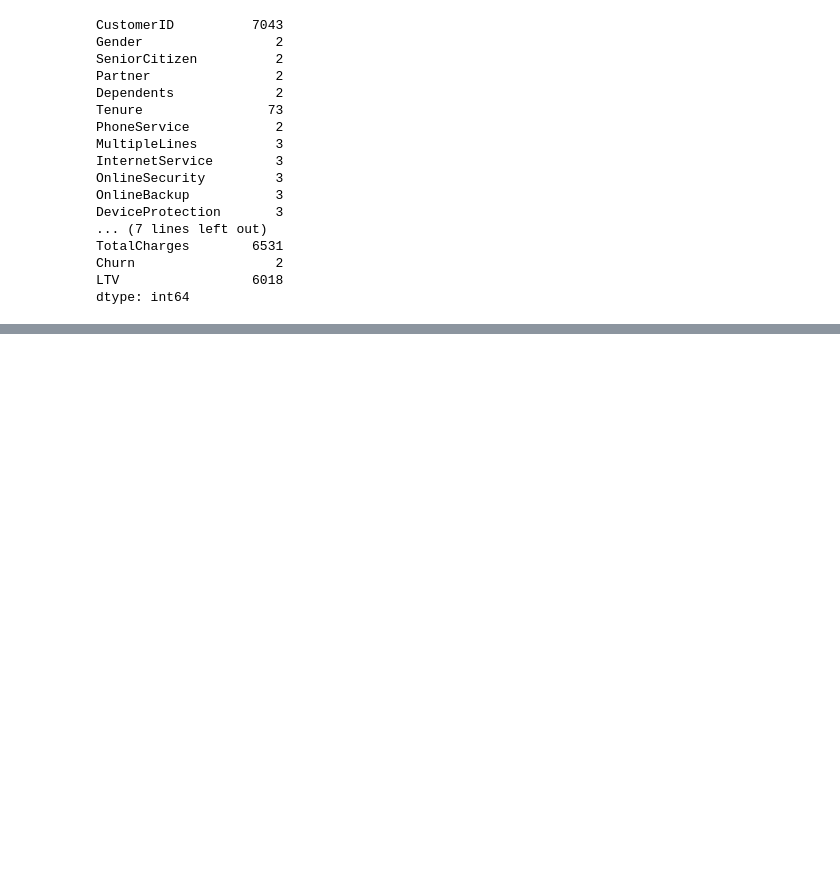
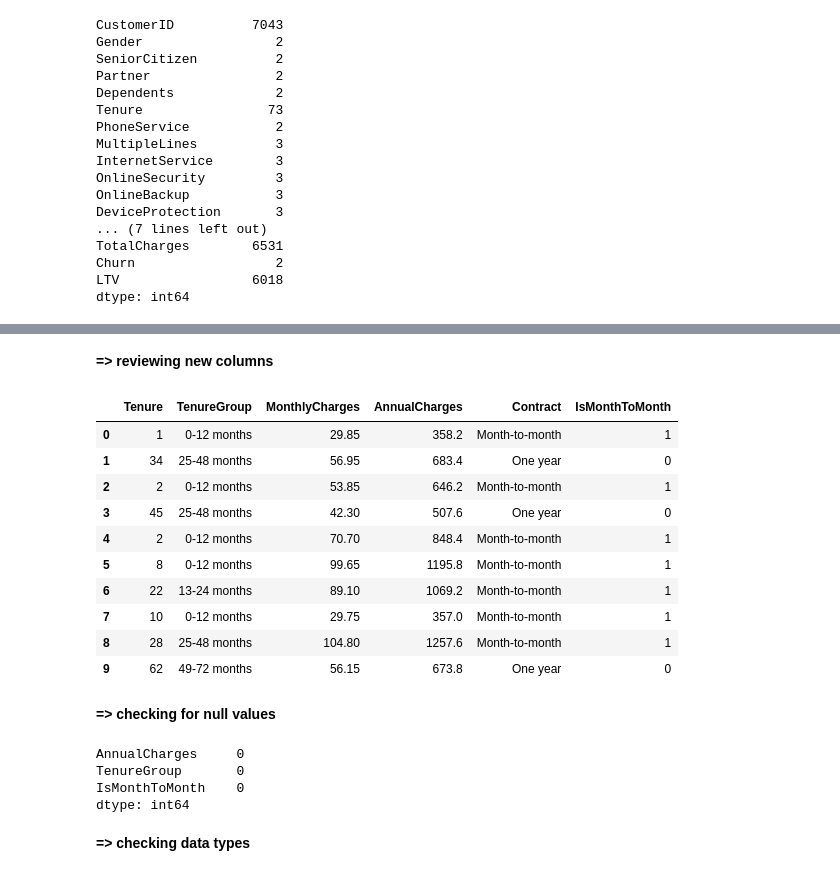
Before and after one commit to AbhijithAJ3/customer-churn-ltv, a Jupyter notebook: notebooks/03_feature_engineering.ipynb, the cells around one changed output, grey strips where cells are left out. Cells and saved outputs as stored; diff of their text form; code cells hidden in the pictures; blank space fills up the shorter version.

```diff
--- a/notebooks/03_feature_engineering.ipynb
+++ b/notebooks/03_feature_engineering.ipynb
@@ -113,0 +97,2 @@ df[["Tenure", "MonthlyCharges", "TotalCharges"]].corr()
+# %%
+df['AnnualCharges']=df['MonthlyCharges']*12
@@ -113,0 +111,11 @@ df[["Tenure", "MonthlyCharges", "TotalCharges"]].corr()
+# %%
+df["TenureGroup"] = pd.cut(
+    df["Tenure"],
+    bins=[-1, 12, 24, 48, 72],
+    labels=[
+        "0-12 months",
+        "13-24 months",
+        "25-48 months",
+        "49-72 months"
+    ]
+)
@@ -113,0 +125,2 @@ df[["Tenure", "MonthlyCharges", "TotalCharges"]].corr()
+# %%
+df['IsMonthToMonth']=(df['Contract']=='Month-to-month').astype(int)
@@ -113,0 +141,42 @@ df[["Tenure", "MonthlyCharges", "TotalCharges"]].corr()
+# %% [markdown]
+**=> reviewing new columns**
+# %%
+df[
+    [
+        "Tenure",
+        "TenureGroup",
+        "MonthlyCharges",
+        "AnnualCharges",
+        "Contract",
+        "IsMonthToMonth"
+    ]
+].head(10)
+# %% [output]
+|  | Tenure | TenureGroup | MonthlyCharges | AnnualCharges | Contract | IsMonthToMonth |
+| 0 | 1 | 0-12 months | 29.85 | 358.2 | Month-to-month | 1 |
+| 1 | 34 | 25-48 months | 56.95 | 683.4 | One year | 0 |
+| 2 | 2 | 0-12 months | 53.85 | 646.2 | Month-to-month | 1 |
+| 3 | 45 | 25-48 months | 42.30 | 507.6 | One year | 0 |
+| 4 | 2 | 0-12 months | 70.70 | 848.4 | Month-to-month | 1 |
+| 5 | 8 | 0-12 months | 99.65 | 1195.8 | Month-to-month | 1 |
+| 6 | 22 | 13-24 months | 89.10 | 1069.2 | Month-to-month | 1 |
+| 7 | 10 | 0-12 months | 29.75 | 357.0 | Month-to-month | 1 |
+| 8 | 28 | 25-48 months | 104.80 | 1257.6 | Month-to-month | 1 |
+| 9 | 62 | 49-72 months | 56.15 | 673.8 | One year | 0 |
+# %% [markdown]
+**=> checking for null values**
+# %%
+df[
+    [
+        "AnnualCharges",
+        "TenureGroup",
+        "IsMonthToMonth"
+    ]
+].isnull().sum()
+# %% [output]
+AnnualCharges     0
+TenureGroup       0
+IsMonthToMonth    0
+dtype: int64
+# %% [markdown]
+**=> checking data types**
```
Also changed, not shown: parts of 11 cells of this notebook, 1 other file.
